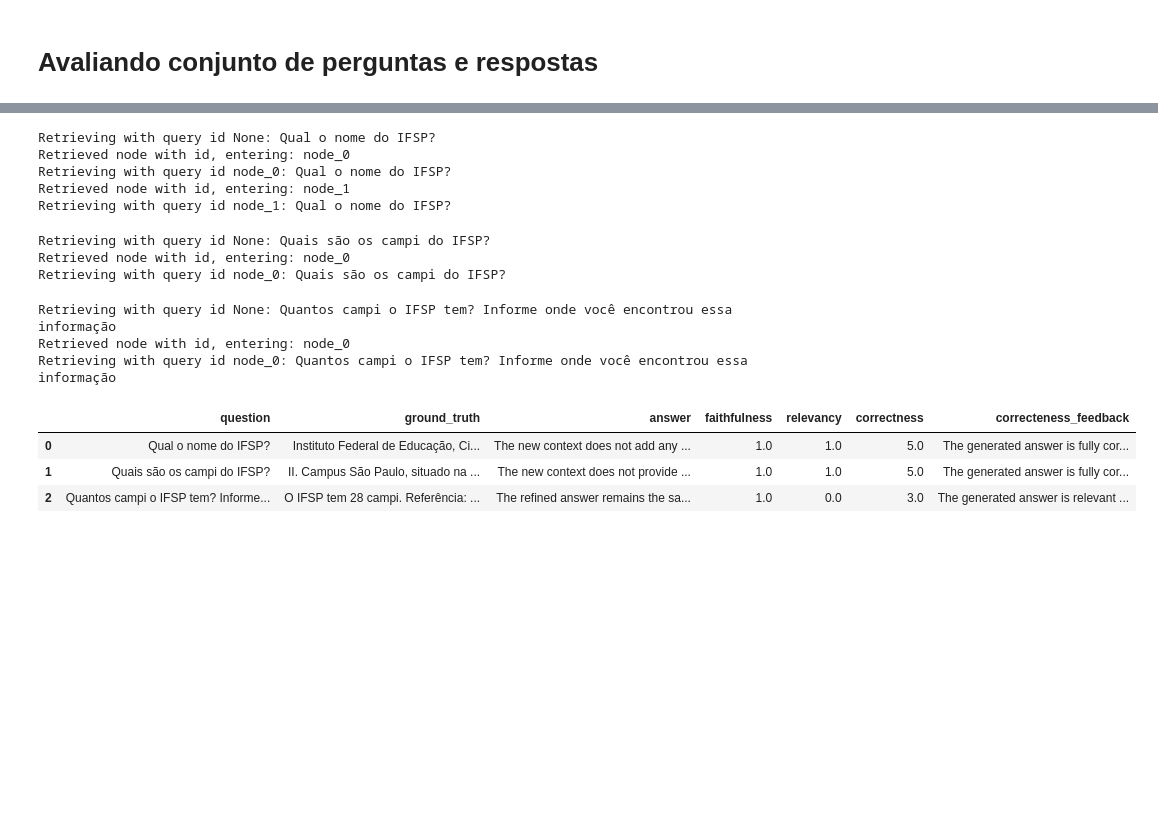
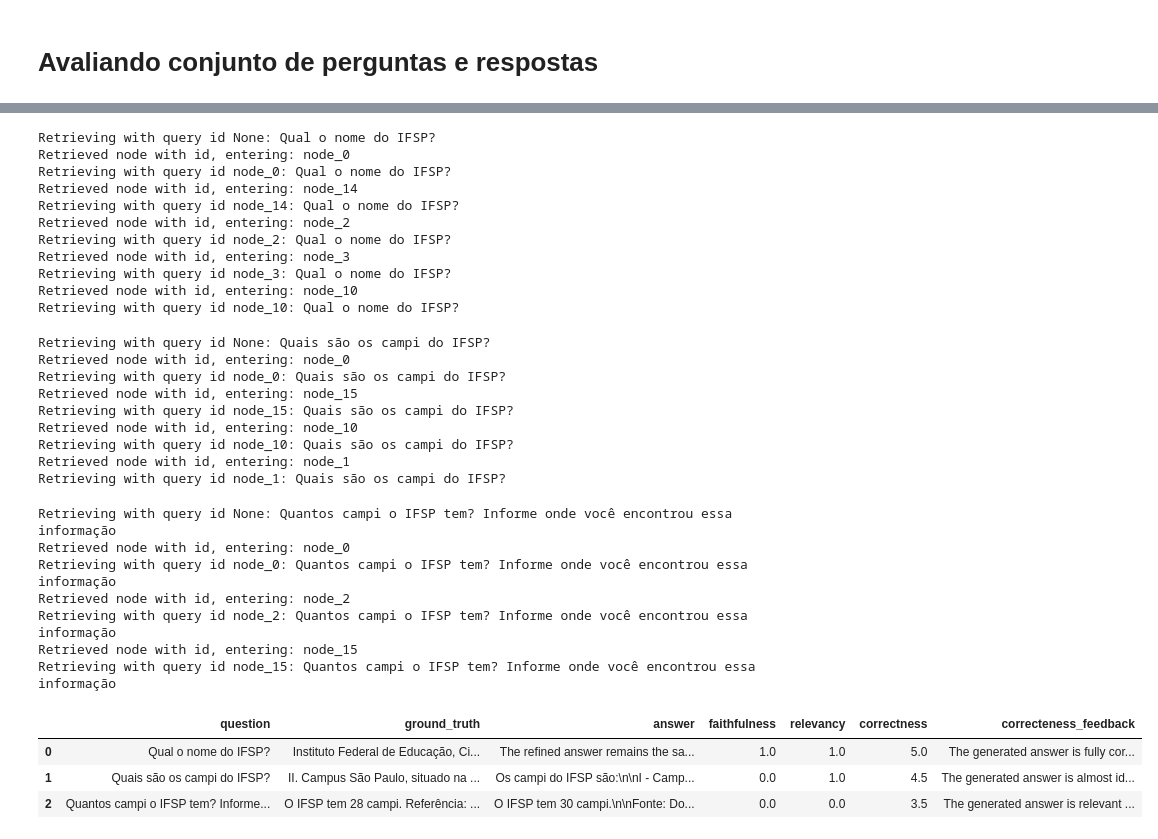
Before and after one commit to rsabilio/ia024-projeto-rag, a Jupyter notebook: 4_rag_recursive_retriever.ipynb, the cells around one changed output, grey strips where cells are left out. Drawn from its saved outputs; the diff is of its cells as text; code cells hidden in the pictures; blank space fills up the shorter version.

```diff
--- a/4_rag_recursive_retriever.ipynb
+++ b/4_rag_recursive_retriever.ipynb
@@ -203,7 +242,7 @@ Context information is below.
 {context_str}
 ---------------------
 Given the context information and not prior knowledge, answer the query.
-Provide the source of the answer such as Document, Title, Chapter, or Article when provided.
+Provide the source of the answer, such as the document, title, chapter, or article when available.
 Answer in the same language as the query.
 Query: {query_str}
 Source:
@@ -219,8 +258,10 @@ We have the opportunity to refine the existing answer (only if needed) with some
 {context_msg}
 ------------
 Given the new context, refine the original answer to better answer the query. If the context isn't useful, return the original answer.
-Provide the source of the answer such as Document, Title, Chapter, or Article when provided.
+Do not add other information, such as 'The refined answer remains the same,' besides the answer and the source.
+Provide the source of the answer, such as the document, title, chapter, or article when available.
 Answer in the same language as the query.
+
 Refined Answer:
 
 """
@@ -267,7 +310,10 @@ Refined Answer:
 #query = "O IFSP tem só ensino médio? Além de responder à pergunta, informe o documento, o Capítulo e o Artigo de referência."
 #query = "Quais artigos do Estatuto dizem que o IFSP oferece mestrado e doutorado?"
 #query = "O que diz o Art 6º do estatuto do IFSP?"
-query = "O Art 4º do estatuto do IFSP é sobre o que?"
+#query = "O Art 4º do estatuto do IFSP é sobre o que?"
+
+#query = "Sou aluno de graduação e gostaria de saber o que são as transferências especial e ex oficio."
+query = "O que é Estudante Especial?"
 
 response = query_engine.query(query)
 display_response(response)
@@ -284,0 +365,3 @@ Source: Estatuto, Capítulo II, Art 4º
+# %%
+for node in response.source_nodes:
+    display_source_node(node)
@@ -355,3 +448,11 @@ Referência: Estatuto, Título I, Capítulo I, Art. 1º, §2º
 #query = "Quais artigos do Estatuto dizem que o IFSP oferece mestrado e doutorado?"
 #query = "O que diz o Art 6º do estatuto do IFSP?"
 #query = "O Art 4º do estatuto do IFSP é sobre o que?"
+# %%
+def get_contexts(response):
+    contexts = []
+    for node in response.source_nodes:
+        metadata = ', '.join(node.metadata.values())
+        context  = node.get_content()
+        contexts.append(f"Fonte: {metadata} # Contextos: {context}")
+    return contexts
@@ -370,44 +478,64 @@ for pair in tqdm(pairs):
     result['ground_truth'] = ground_truth
 
     # Fazendo consulta
-    response = query_engine.query(query)
-    result['answer'] = response.response
+    response           = query_engine.query(query)
+    result['answer']   = response.response
+    result['contexts'] = get_contexts(response)
+
 
     # Avaliando Faithfulness
-    eval_result = faith_evaluator.evaluate_response(response=response)
-    result['faithfulness'] = eval_result.score
+    eval_result                     = faith_evaluator.evaluate_response(response=response)
+    result['faithfulness']          = eval_result.score
+    result['faithfulness_feedback'] = eval_result.feedback
 
     # Avaliando Relevancy
-    eval_result = relevancy_evaluator.evaluate_response(query=query, response=response)
-    result['relevancy'] = eval_result.score
+    eval_result                  = relevancy_evaluator.evaluate_response(query=query, response=response)
+    result['relevancy']          = eval_result.score
+    result['relevancy_feedback'] = eval_result.feedback
 
     # Avaliando Correctness
     eval_result = correct_evaluator.evaluate(
         query=query,
         response=response.response,
         reference=ground_truth,
     )
-    result['correctness'] = eval_result.score
-    result['correcteness_feedback'] = eval_result.feedback
+    result['correctness']          = eval_result.score
+    result['correctness_feedback'] = eval_result.feedback
 
     data.append(result)
 
 
 df = pd.DataFrame(data)
 df
 # %% [output]
 Retrieving with query id None: Qual o nome do IFSP?
 Retrieved node with id, entering: node_0
 Retrieving with query id node_0: Qual o nome do IFSP?
-Retrieved node with id, entering: node_1
-Retrieving with query id node_1: Qual o nome do IFSP?
+Retrieved node with id, entering: node_14
+Retrieving with query id node_14: Qual o nome do IFSP?
+Retrieved node with id, entering: node_2
+Retrieving with query id node_2: Qual o nome do IFSP?
+Retrieved node with id, entering: node_3
+Retrieving with query id node_3: Qual o nome do IFSP?
+Retrieved node with id, entering: node_10
+Retrieving with query id node_10: Qual o nome do IFSP?
 Retrieving with query id None: Quais são os campi do IFSP?
 Retrieved node with id, entering: node_0
 Retrieving with query id node_0: Quais são os campi do IFSP?
+Retrieved node with id, entering: node_15
+Retrieving with query id node_15: Quais são os campi do IFSP?
+Retrieved node with id, entering: node_10
+Retrieving with query id node_10: Quais são os campi do IFSP?
+Retrieved node with id, entering: node_1
+Retrieving with query id node_1: Quais são os campi do IFSP?
 Retrieving with query id None: Quantos campi o IFSP tem? Informe onde você encontrou essa informação
 Retrieved node with id, entering: node_0
 Retrieving with query id node_0: Quantos campi o IFSP tem? Informe onde você encontrou essa informação
+Retrieved node with id, entering: node_2
+Retrieving with query id node_2: Quantos campi o IFSP tem? Informe onde você encontrou essa informação
+Retrieved node with id, entering: node_15
+Retrieving with query id node_15: Quantos campi o IFSP tem? Informe onde você encontrou essa informação
 |  | question | ground_truth | answer | faithfulness | relevancy | correctness | correcteness_feedback |
-| 0 | Qual o nome do IFSP? | Instituto Federal de Educação, Ci... | The new context does not add any ... | 1.0 | 1.0 | 5.0 | The generated answer is fully cor... |
-| 1 | Quais são os campi do IFSP? | II. Campus São Paulo, situado na ... | The new context does not provide ... | 1.0 | 1.0 | 5.0 | The generated answer is fully cor... |
-| 2 | Quantos campi o IFSP tem? Informe... | O IFSP tem 28 campi. Referência: ... | The refined answer remains the sa... | 1.0 | 0.0 | 3.0 | The generated answer is relevant ... |
+| 0 | Qual o nome do IFSP? | Instituto Federal de Educação, Ci... | The refined answer remains the sa... | 1.0 | 1.0 | 5.0 | The generated answer is fully cor... |
+| 1 | Quais são os campi do IFSP? | II. Campus São Paulo, situado na ... | Os campi do IFSP são:\n\nI - Camp... | 0.0 | 1.0 | 4.5 | The generated answer is almost id... |
+| 2 | Quantos campi o IFSP tem? Informe... | O IFSP tem 28 campi. Referência: ... | O IFSP tem 30 campi.\n\nFonte: Do... | 0.0 | 0.0 | 3.5 | The generated answer is relevant ... |
```
Also changed, not shown: parts of 12 cells of this notebook.
